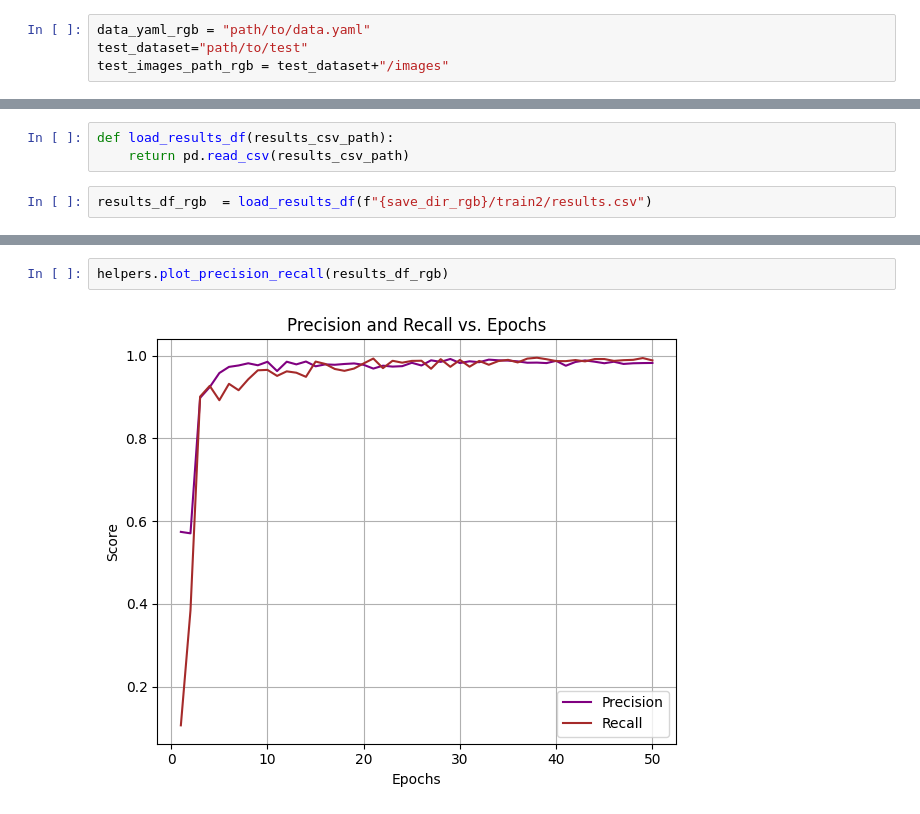
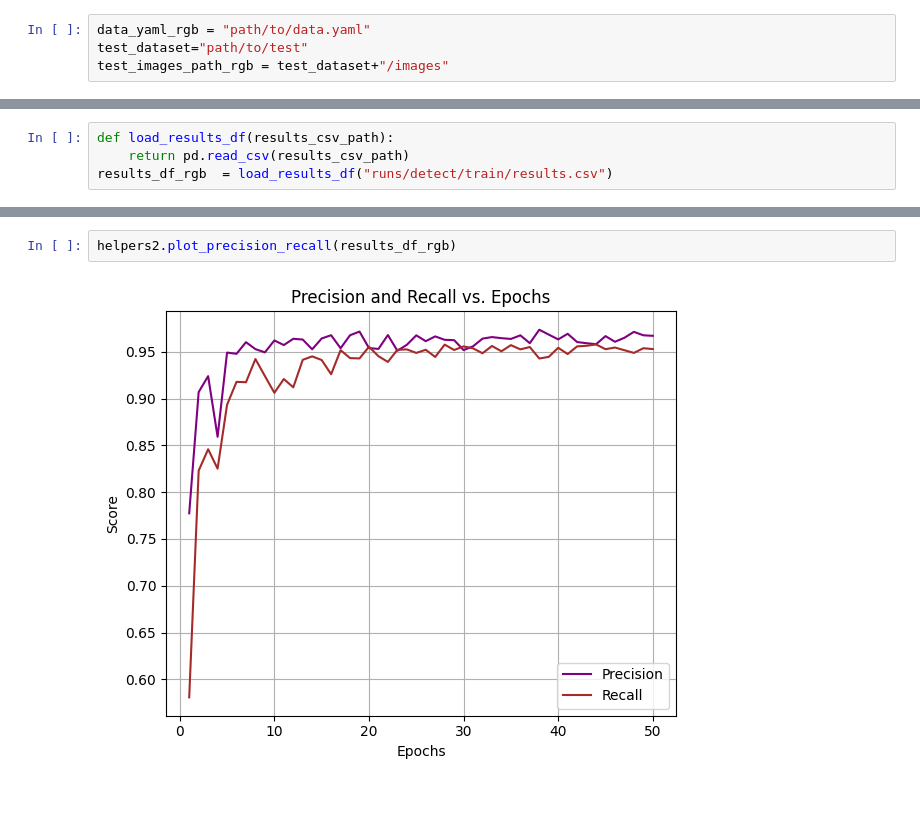
Before and after one commit to avechir/masters-diploma, a Jupyter notebook: training/rgb-model.ipynb, the cells around one changed output, grey strips where cells are left out. Drawn from its saved outputs; the diff is of its cells as text.

```diff
--- a/training/rgb-model.ipynb
+++ b/training/rgb-model.ipynb
@@ -105,6 +37,5 @@ Model summary: 129 layers, 3,012,018 parameters, 0 gradients, 8.2 GFLOPs
 # %%
 def load_results_df(results_csv_path):
     return pd.read_csv(results_csv_path)
+results_df_rgb  = load_results_df("runs/detect/train/results.csv")
-# %%
-results_df_rgb  = load_results_df(f"{save_dir_rgb}/train2/results.csv")
 # %%
@@ -118,7 +49,7 @@ helpers.plot_map(results_df_rgb)
 # %%
-helpers.plot_precision_recall(results_df_rgb)
+helpers2.plot_precision_recall(results_df_rgb)
 # %% [output]
-[figure, old version]
+[figure, new version]
 # %%
 # Evaluation on the test set
 metrics_rgb = model.val(data=data_yaml_rgb, split='test', imgsz=640, conf=0.25)
```
Also changed, not shown: parts of 12 cells of this notebook, 10 other files.
